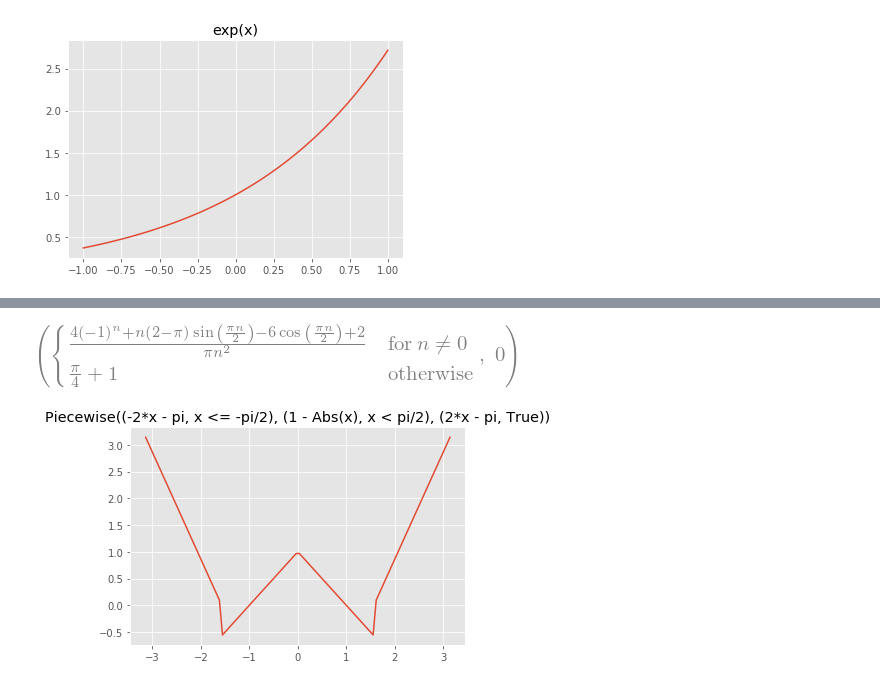
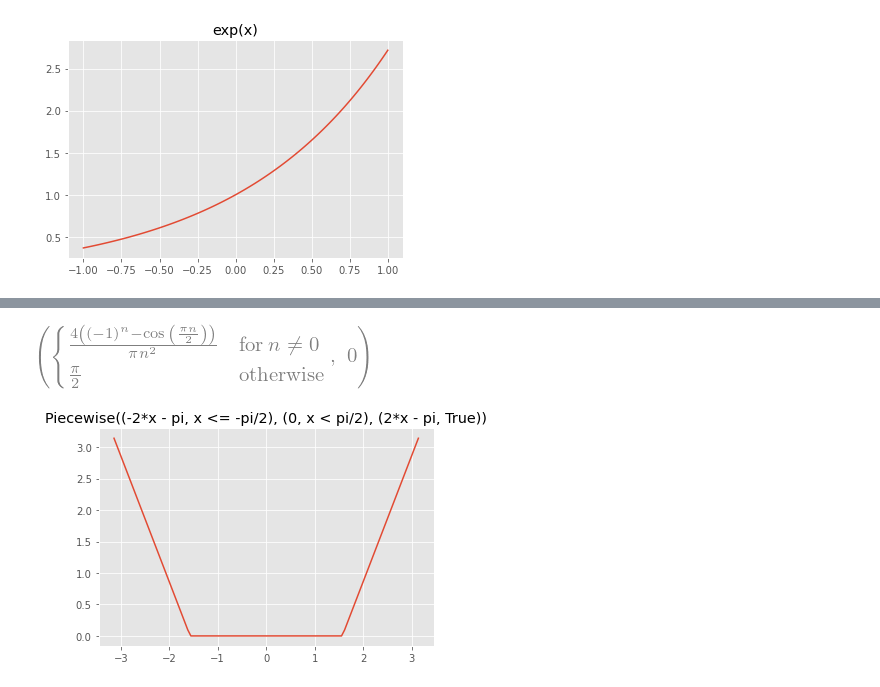
Before and after one commit to jahernando/USC-MMIII, a Jupyter notebook: follas/folla_ix.ipynb, the cells around one changed output, grey strips where cells are left out. Cells and saved outputs as stored; diff of their text form; code cells hidden in the pictures.

```diff
--- a/follas/folla_ix.ipynb
+++ b/follas/folla_ix.ipynb
@@ -118,10 +653,10 @@ sp.simplify(sas), sbs
 # %%
-fun = sp.Piecewise((-2*x - sp.pi, x <= -sp.pi/2), (1-sp.Abs(x), x < sp.pi/2), (2*x - sp.pi, True))
+fun = sp.Piecewise((-2*x - sp.pi, x <= -sp.pi/2), (0, x < sp.pi/2), (2*x - sp.pi, True))
 xs = np.linspace(-np.pi, np.pi, 100)
 ys = np.array([fun.subs(x, xi) for xi in xs])
 plt.plot(xs, ys); plt.title(fun)
 sas, sbs = sfourier(fun)
 sp.simplify(sas), sbs
 # %% [output]
-[figure, old version]
+[figure, new version]
-[figure, old version]
+[figure, new version]
```
Also changed, not shown: parts of 30 cells of this notebook, 3 other files.
